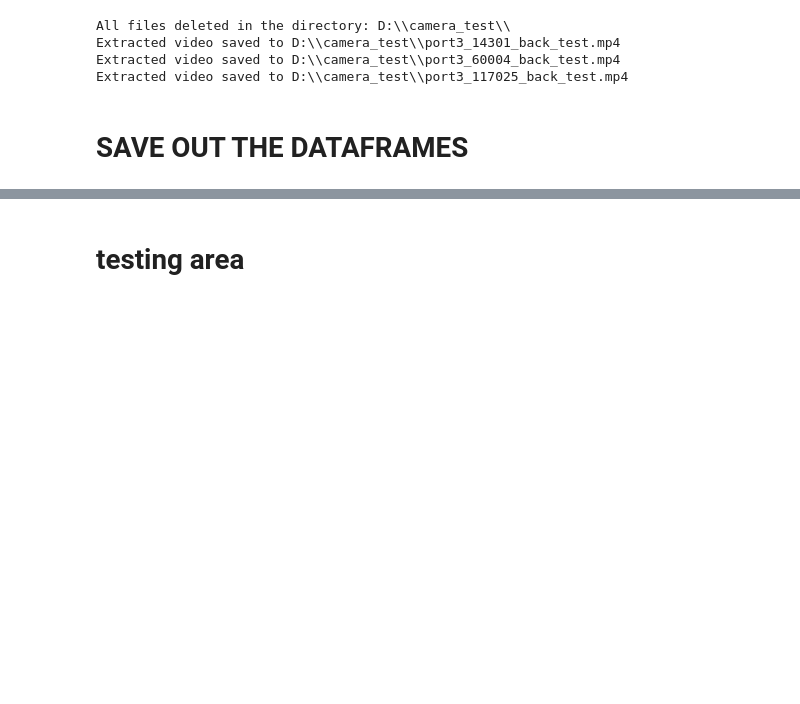
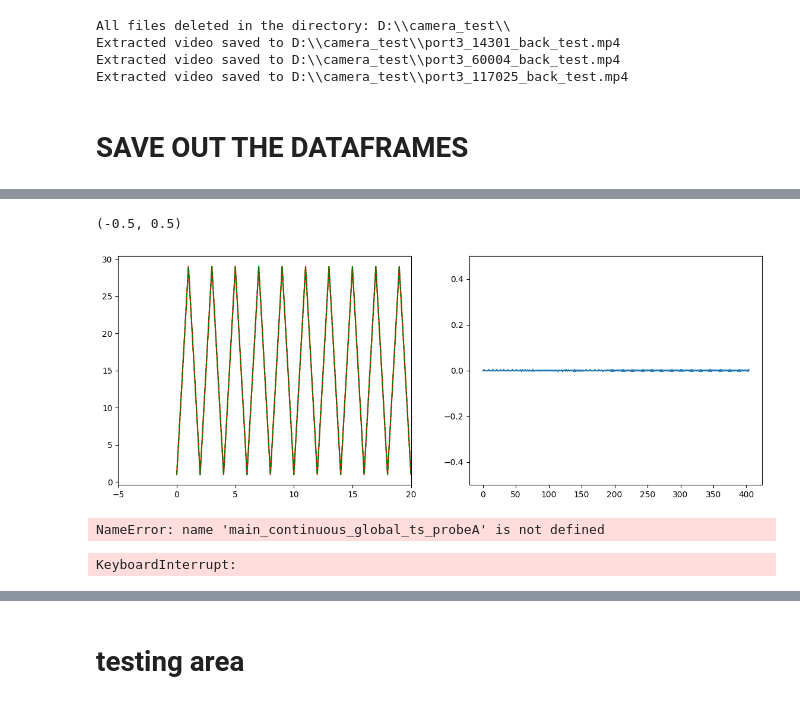
Before and after one commit to SainsburyWellcomeCentre/sequences_neuropixel_preprocess, a Jupyter notebook: 6_align_data.ipynb, the cells around one changed output, grey strips where cells are left out. Saved outputs shown, nothing was run; the diff lists cells and outputs as text; code cells hidden in the pictures; blank space fills up the shorter version.

```diff
--- a/6_align_data.ipynb
+++ b/6_align_data.ipynb
@@ -1442,0 +1564,70 @@ print('data Saved')
+# %%
+fig, [ax,ax1] = plt.subplots(1, 2, figsize=(14, 5))
+ax.plot(np.diff(cam_trigger_times),color = 'red')
+ax.plot(np.diff(ephys_ts), '--', color = 'green')
+ax.set_xlim([-5, 20])
+
+ax1.plot(np.diff(cam_trigger_times) - np.diff(ephys_ts))
+ax1.set_ylim([-0.5, 0.5])
+# %% [output]
+(-0.5, 0.5)
+[figure, added]
+# %%
+# convert from global timestamps to Probe A/B processor time (as this is what kilosort uses)
+# find index in main (NPX spike band) for all events in the recording. Find the smaple index that corresponds with the global timestamp
+# then convert this to relative time for that processor (kilosort time) by dividing sample number by same rate
+
+## Probe A:
+global_ts_in_main_samples = np.searchsorted( main_continuous_global_ts_probeA,ephys_ts)
+ephys_times_synced_A = global_ts_in_main_samples/Fs
+
+#Probe B
+if ProbeB_exists:
+    global_ts_in_main_samples = np.searchsorted( main_continuous_global_ts_probeB,ephys_ts)
+    ephys_times_synced_B = global_ts_in_main_samples/Fs
+
+###### add things to dataframe
+# add new columns
+camera_times_s = presleep_cam_ts['Time Stamps']
+presleep_cam_ts['Camera_time_raw'] = camera_times_s
+
+# add column with camera trigger times
+nan_array = np.array([np.nan]*len(presleep_cam_ts['Time Stamps'].values))
+nan_array[np.array(where_ttl_changes)] = cam_trigger_times
+aligned_trigger_times = nan_array
+presleep_cam_ts['Camera_trigger_times'] = aligned_trigger_times
+
+# add column with ephys trigger times for A and B
+nan_array_2 = np.array([np.nan]*len(presleep_cam_ts['Time Stamps'].values))
+nan_array_2[np.array(where_ttl_changes)] = ephys_times_synced_A
+aligned_trigger_times_ephys = nan_array_2
+presleep_cam_ts['Ephys_trigger_times'] = (aligned_trigger_times_ephys)
+
+if ProbeB_exists:
+    nan_array_2 = np.array([np.nan]*len(presleep_cam_ts['Time Stamps'].values))
+    nan_array_2[np.array(where_ttl_changes)] = ephys_times_synced_B
+    aligned_trigger_times_ephys = nan_array_2
+    presleep_cam_ts['Ephys_trigger_times_probeB'] = (aligned_trigger_times_ephys)
+# %% [output]
+NameError: name 'main_continuous_global_ts_probeA' is not defined
+# %%
+### align camera time to ephys
+
+aligned_time_A = align_camera_to_ephys_ts(camera_times_s,where_ttl_changes,cam_trigger_times,ephys_times_synced_A)
+if ProbeB_exists:
+    aligned_time_B = align_camera_to_ephys_ts(camera_times_s,where_ttl_changes,cam_trigger_times,ephys_times_synced_B)
+
+
+#### NOT SURE THIS IS THAT USEFUL RIGHT NOW
+end_offset = aligned_time_A[-1] - camera_times_s.values[-1]
+start_offset =aligned_time_A[0]
+print('ephys starts at:                ' +  str(start_offset))
+print('aligned end differecne is:      ' +  str(end_offset))
+print('difference is                   ' +  str(start_offset - end_offset ))
+
+presleep_cam_ts['Camera_time_Ephys_Aligned'] = aligned_time_A
+
+if ProbeB_exists:
+    presleep_cam_ts['Camera_time_Ephys_Aligned_probeB'] = aligned_time_B
+# %% [output]
+KeyboardInterrupt:
```
Also changed, not shown: parts of 21 cells of this notebook, 2 other files.
